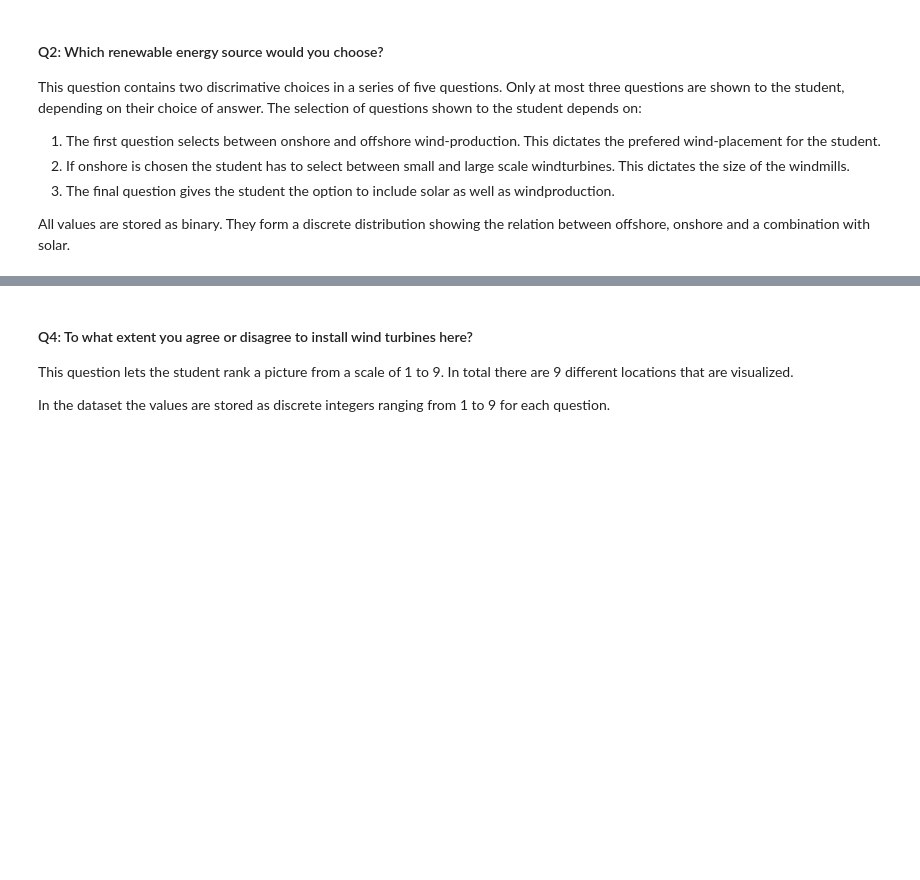
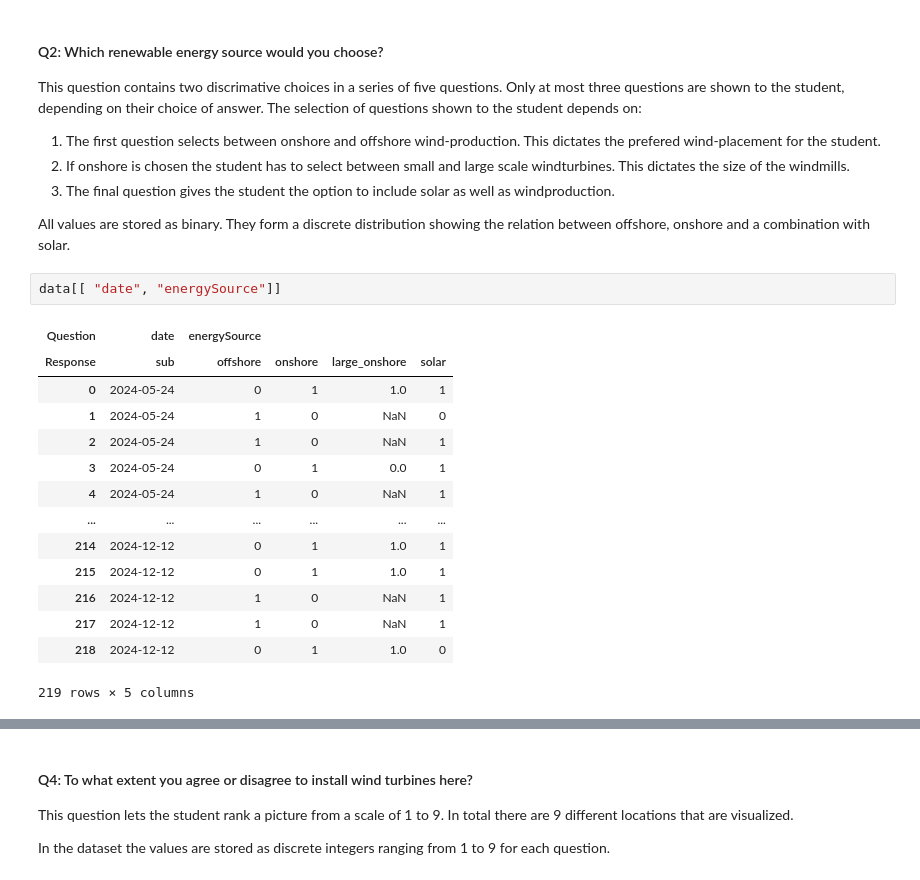
Before and after one commit to JavedMS/Mapping_Workshops_EFF, a Jupyter notebook: final.ipynb, the cells around one changed output, grey strips where cells are left out. Saved outputs shown, nothing was run; the diff lists cells and outputs as text; blank space fills up the shorter version.

```diff
--- a/final.ipynb
+++ b/final.ipynb
@@ -416,3 +454,20 @@ This question contains two discrimative choices in a series of five questions. O
 3. The final question gives the student the option to include solar as well as windproduction.
 
 All values are stored as binary. They form a discrete distribution showing the relation between offshore, onshore and a combination with solar.
+# %%
+data[[ "date", "energySource"]]
+# %% [output]
+| Question | date | energySource |  |  |  |
+| Response | sub | offshore | onshore | large_onshore | solar |
+| 0 | 2024-05-24 | 0 | 1 | 1.0 | 1 |
+| 1 | 2024-05-24 | 1 | 0 | NaN | 0 |
+| 2 | 2024-05-24 | 1 | 0 | NaN | 1 |
+| 3 | 2024-05-24 | 0 | 1 | 0.0 | 1 |
+| 4 | 2024-05-24 | 1 | 0 | NaN | 1 |
+| ... | ... | ... | ... | ... | ... |
+| 214 | 2024-12-12 | 0 | 1 | 1.0 | 1 |
+| 215 | 2024-12-12 | 0 | 1 | 1.0 | 1 |
+| 216 | 2024-12-12 | 1 | 0 | NaN | 1 |
+| 217 | 2024-12-12 | 1 | 0 | NaN | 1 |
+| 218 | 2024-12-12 | 0 | 1 | 1.0 | 0 |
+219 rows × 5 columns
```
Also changed, not shown: parts of 19 cells of this notebook.
